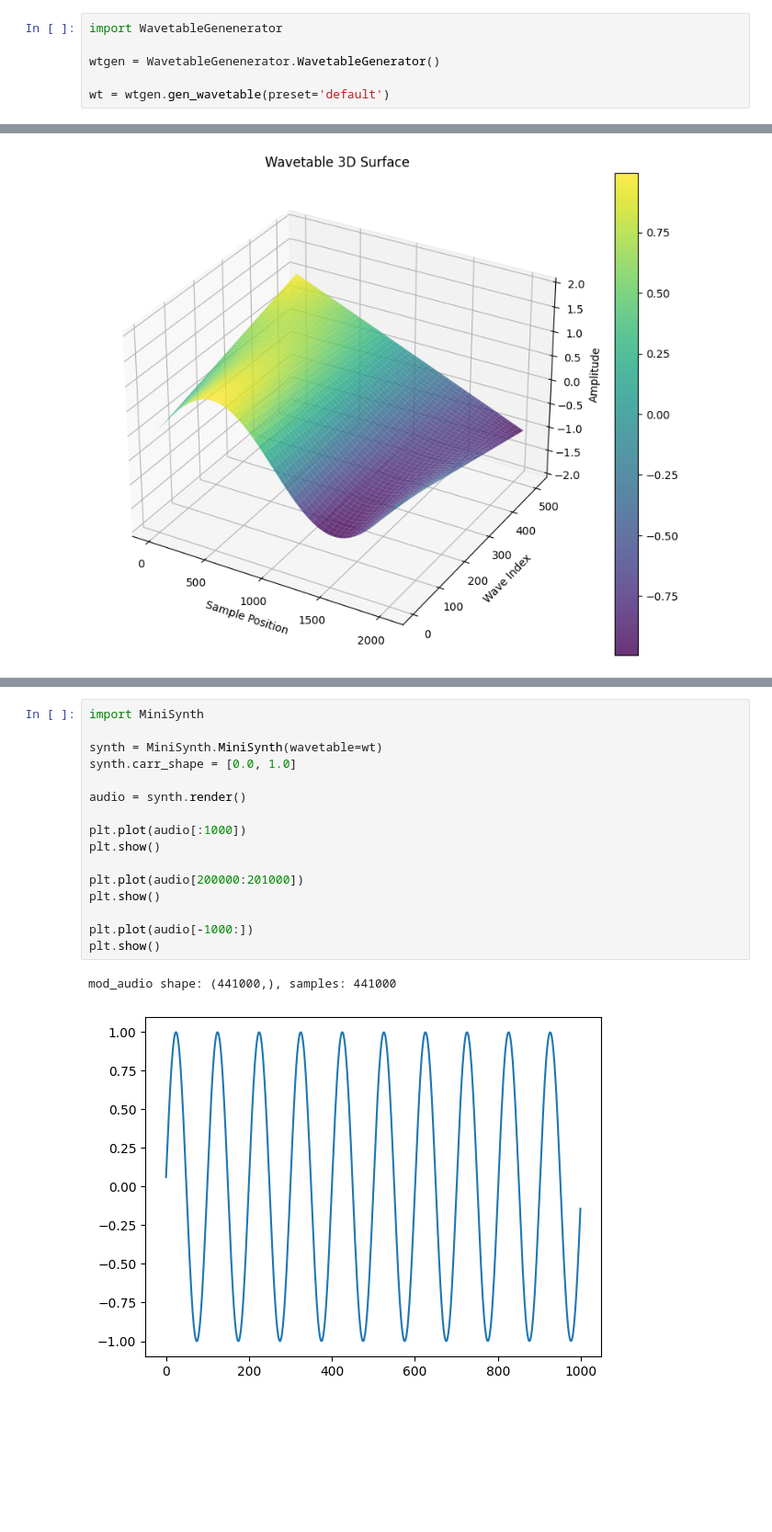
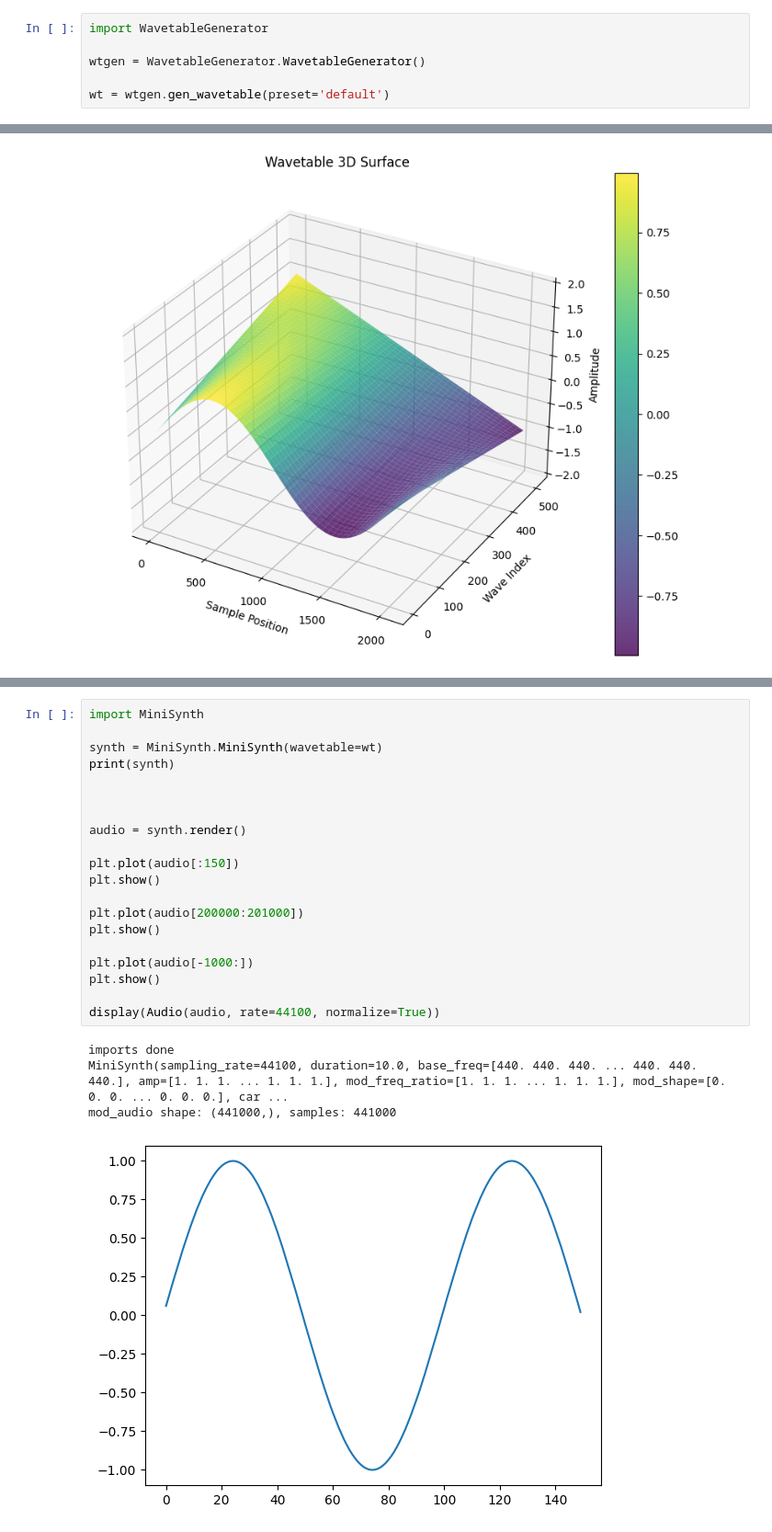
Before and after one commit to inspektral/minisynth, a Jupyter notebook: synthtest.ipynb, the cells around one changed output, grey strips where cells are left out. Shown at 92% size. Drawn from its saved outputs; the diff is of its cells as text; blank space fills up the shorter version.

```diff
--- a/synthtest.ipynb
+++ b/synthtest.ipynb
@@ -54,7 +6,7 @@ Segment 15: start=0.8246237059626096, end=0.7550639297933139, length=11344.0
 # %%
-import WavetableGenenerator
+import WavetableGenerator
 
-wtgen = WavetableGenenerator.WavetableGenerator()
+wtgen = WavetableGenerator.WavetableGenerator()
 
 wt = wtgen.gen_wavetable(preset='default')
 # %%
@@ -86,19 +65,25 @@ plot_wavetable_3d(wt)
 # %%
 import MiniSynth
 
 synth = MiniSynth.MiniSynth(wavetable=wt)
-synth.carr_shape = [0.0, 1.0]
+print(synth)
+
+
 
 audio = synth.render()
 
-plt.plot(audio[:1000])
+plt.plot(audio[:150])
 plt.show()
 
 plt.plot(audio[200000:201000])
 plt.show()
 
 plt.plot(audio[-1000:])
 plt.show()
+
+display(Audio(audio, rate=44100, normalize=True))
 # %% [output]
+imports done
+MiniSynth(sampling_rate=44100, duration=10.0, base_freq=[440. 440. 440. ... 440. 440. 440.], amp=[1. 1. 1. ... 1. 1. 1.], mod_freq_ratio=[1. 1. 1. ... 1. 1. 1.], mod_shape=[0. 0. 0. ... 0. 0. 0.], car ...
 mod_audio shape: (441000,), samples: 441000
-[figure, old version]
+[figure, new version]
```
Also changed, not shown: parts of 10 cells of this notebook, 3 other files.
